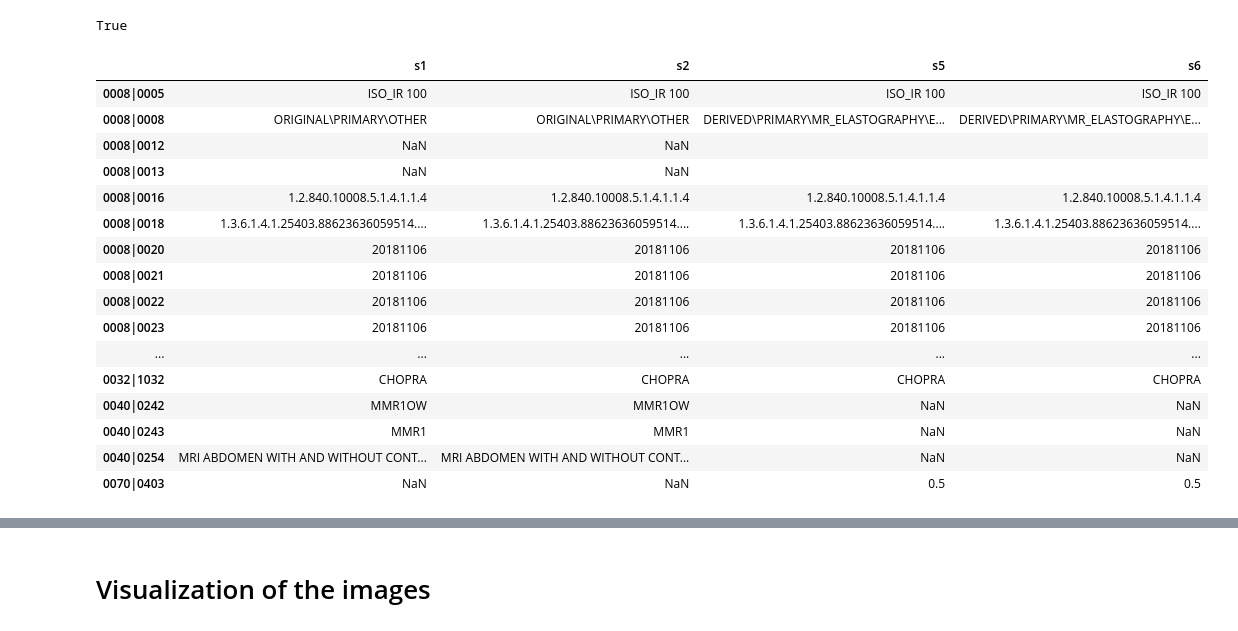
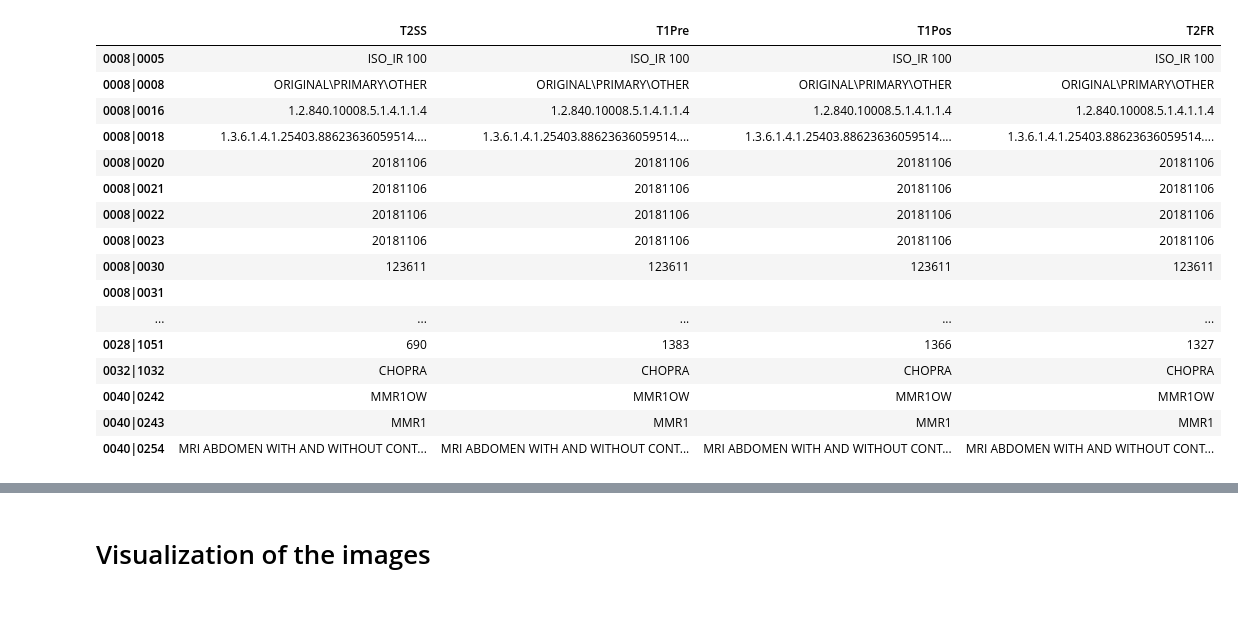
Before and after one commit to batmanlab/predictElasticity, a Jupyter notebook: notebooks/exploreFirstDataBatch.ipynb, the cells around one changed output, grey strips where cells are left out. Saved outputs shown, nothing was run; the diff lists cells and outputs as text; code cells hidden in the pictures.

```diff
--- a/notebooks/exploreFirstDataBatch.ipynb
+++ b/notebooks/exploreFirstDataBatch.ipynb
@@ -11,12 +11,13 @@ import pandas as pd
 import xarray as xr
 %matplotlib inline
 # %%
-temp_data_dir = '/pghbio/dbmi/batmanlab/bpollack/predictElasticity/data/MRE/404/DICOM/ST00001'
+temp_data_dir = '/pghbio/dbmi/batmanlab/bpollack/predictElasticity/data/MRE/365/DICOM/ST00001'
 full_data_dir = '/pghbio/dbmi/batmanlab/bpollack/predictElasticity/data/MRE/'
 subdir_names = ['SE00001','SE00002','SE00003','SE00004','SE00005','SE00006']
 # %%
 #for fn in subdir_names:
-for fn in ['SE00001']:
+s_list = []
+for fn in ['SE00001','SE00002','SE00003','SE00004']:
     print( "Reading Dicom directory:", temp_data_dir )
 
     reader = sitk.ImageSeriesReader()
@@ -25,12 +26,21 @@ for fn in ['SE00001']:
     reader.MetaDataDictionaryArrayUpdateOn()
     reader.LoadPrivateTagsOn()
     image = reader.Execute()
-    size = image.GetSize()
-    dims = image.GetSpacing()
-    print( "Image size:", size[0], size[1], size[2] )
-    print( "Image dims:", dims[0], dims[1], dims[2] )
+    index = []
+    vals = []
+    for k in reader.GetMetaDataKeys(2):
+        v = reader.GetMetaData(2,k)
+        #print("({0}) = = \"{1}\"".format(k,v))
+        index.append(k)
+        vals.append(v)
+    s_list.append(pd.Series(index=index, data=vals))
+df = pd.DataFrame({'T2SS':s_list[0], 'T1Pre':s_list[1], 'T1Pos':s_list[2], 'T2FR':s_list[3]})
+    #size = image.GetSize()
+    #dims = image.GetSpacing()
+    #print( "Image size:", size[0], size[1], size[2] )
+    #print( "Image dims:", dims[0], dims[1], dims[2] )
 
-    print( "Writing image:", temp_data_dir + '/' + fn + '.nii' )
+    #print( "Writing image:", temp_data_dir + '/' + fn + '.nii' )
 
     #sitk.WriteImage( image, temp_data_dir + '/' + fn + '.nii' )
 
@@ -71,6 +53,0 @@ s2 = pd.Series(index=index, data=vals)
-# %%
-s1.index.equals(s6.index)
-# %% [output]
-True
-# %%
-df = pd.DataFrame({'s1':s1, 's2':s2, 's5':s5, 's6':s6})
@@ -79,22 +54,23 @@ import seaborn
 # %%
-with pd.option_context('display.max_rows', None, 'display.max_columns', None):
+with pd.option_context('display.max_rows', None):
+    with pd.option_context('display.max_colwidth', 1000):
     #df['result'] = np.where(df['s5'] == df['s6'], 'no change', 'changed')
-    display(df)
+        display(df)
 # %% [output]
-|  | s1 | s2 | s5 | s6 |
+|  | T2SS | T1Pre | T1Pos | T2FR |
 | 0008|0005 | ISO_IR 100 | ISO_IR 100 | ISO_IR 100 | ISO_IR 100 |
-| 0008|0008 | ORIGINAL\PRIMARY\OTHER | ORIGINAL\PRIMARY\OTHER | DERIVED\PRIMARY\MR_ELASTOGRAPHY\E... | DERIVED\PRIMARY\MR_ELASTOGRAPHY\E... |
-| 0008|0012 | NaN | NaN |  |  |
-| 0008|0013 | NaN | NaN |  |  |
+| 0008|0008 | ORIGINAL\PRIMARY\OTHER | ORIGINAL\PRIMARY\OTHER | ORIGINAL\PRIMARY\OTHER | ORIGINAL\PRIMARY\OTHER |
 | 0008|0016 | 1.2.840.10008.5.1.4.1.1.4 | 1.2.840.10008.5.1.4.1.1.4 | 1.2.840.10008.5.1.4.1.1.4 | 1.2.840.10008.5.1.4.1.1.4 |
 | 0008|0018 | 1.3.6.1.4.1.25403.88623636059514.... | 1.3.6.1.4.1.25403.88623636059514.... | 1.3.6.1.4.1.25403.88623636059514.... | 1.3.6.1.4.1.25403.88623636059514.... |
 | 0008|0020 | 20181106 | 20181106 | 20181106 | 20181106 |
 | 0008|0021 | 20181106 | 20181106 | 20181106 | 20181106 |
 | 0008|0022 | 20181106 | 20181106 | 20181106 | 20181106 |
 | 0008|0023 | 20181106 | 20181106 | 20181106 | 20181106 |
+| 0008|0030 | 123611 | 123611 | 123611 | 123611 |
+| 0008|0031 |  |  |  |  |
 | ... | ... | ... | ... | ... |
+| 0028|1051 | 690 | 1383 | 1366 | 1327 |
 | 0032|1032 | CHOPRA | CHOPRA | CHOPRA | CHOPRA |
-| 0040|0242 | MMR1OW | MMR1OW | NaN | NaN |
-| 0040|0243 | MMR1 | MMR1 | NaN | NaN |
-| 0040|0254 | MRI ABDOMEN WITH AND WITHOUT CONT... | MRI ABDOMEN WITH AND WITHOUT CONT... | NaN | NaN |
-| 0070|0403 | NaN | NaN | 0.5 | 0.5 |
+| 0040|0242 | MMR1OW | MMR1OW | MMR1OW | MMR1OW |
+| 0040|0243 | MMR1 | MMR1 | MMR1 | MMR1 |
+| 0040|0254 | MRI ABDOMEN WITH AND WITHOUT CONT... | MRI ABDOMEN WITH AND WITHOUT CONT... | MRI ABDOMEN WITH AND WITHOUT CONT... | MRI ABDOMEN WITH AND WITHOUT CONT... |
```
Also changed, not shown: parts of 4 cells of this notebook, 1 other file.
